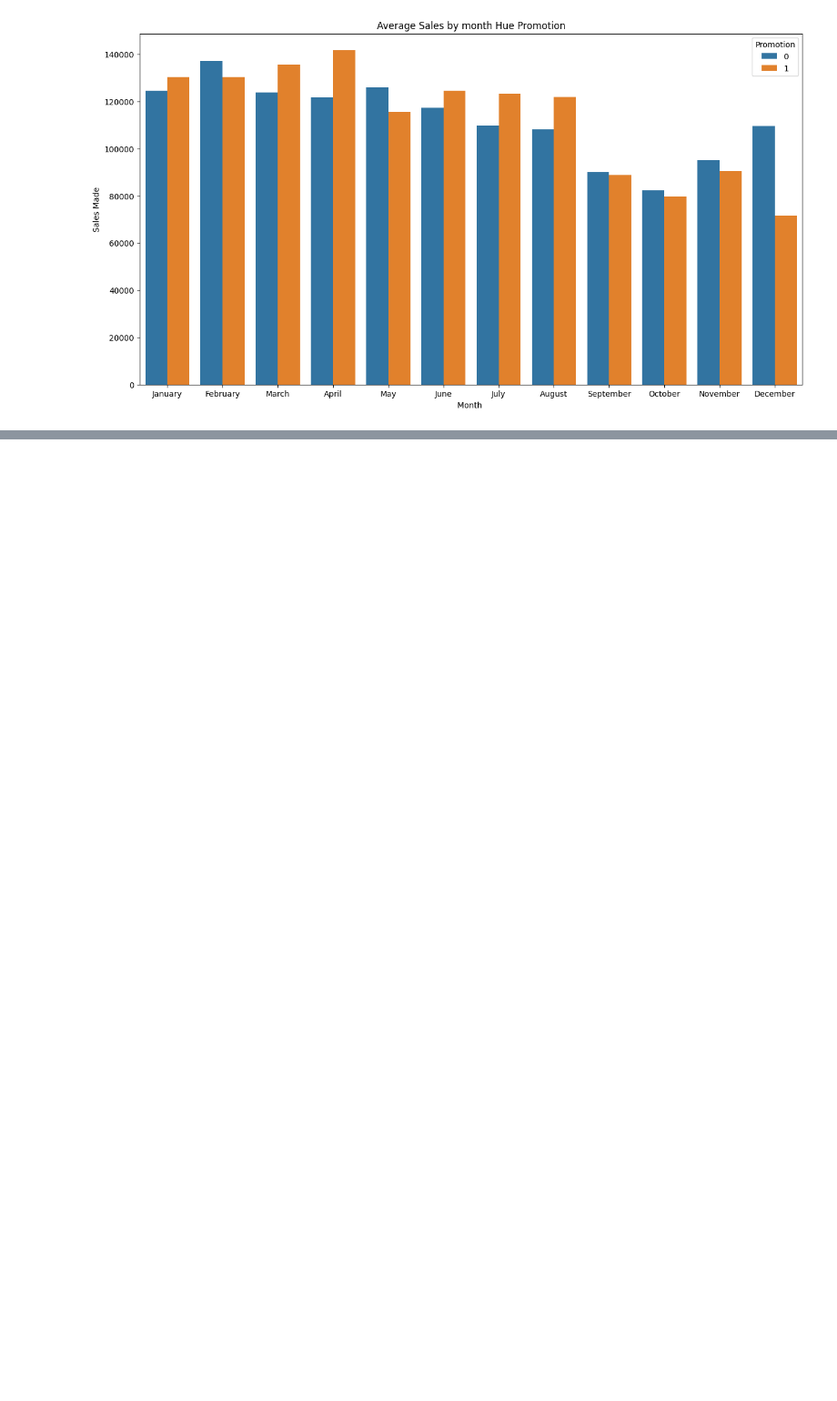
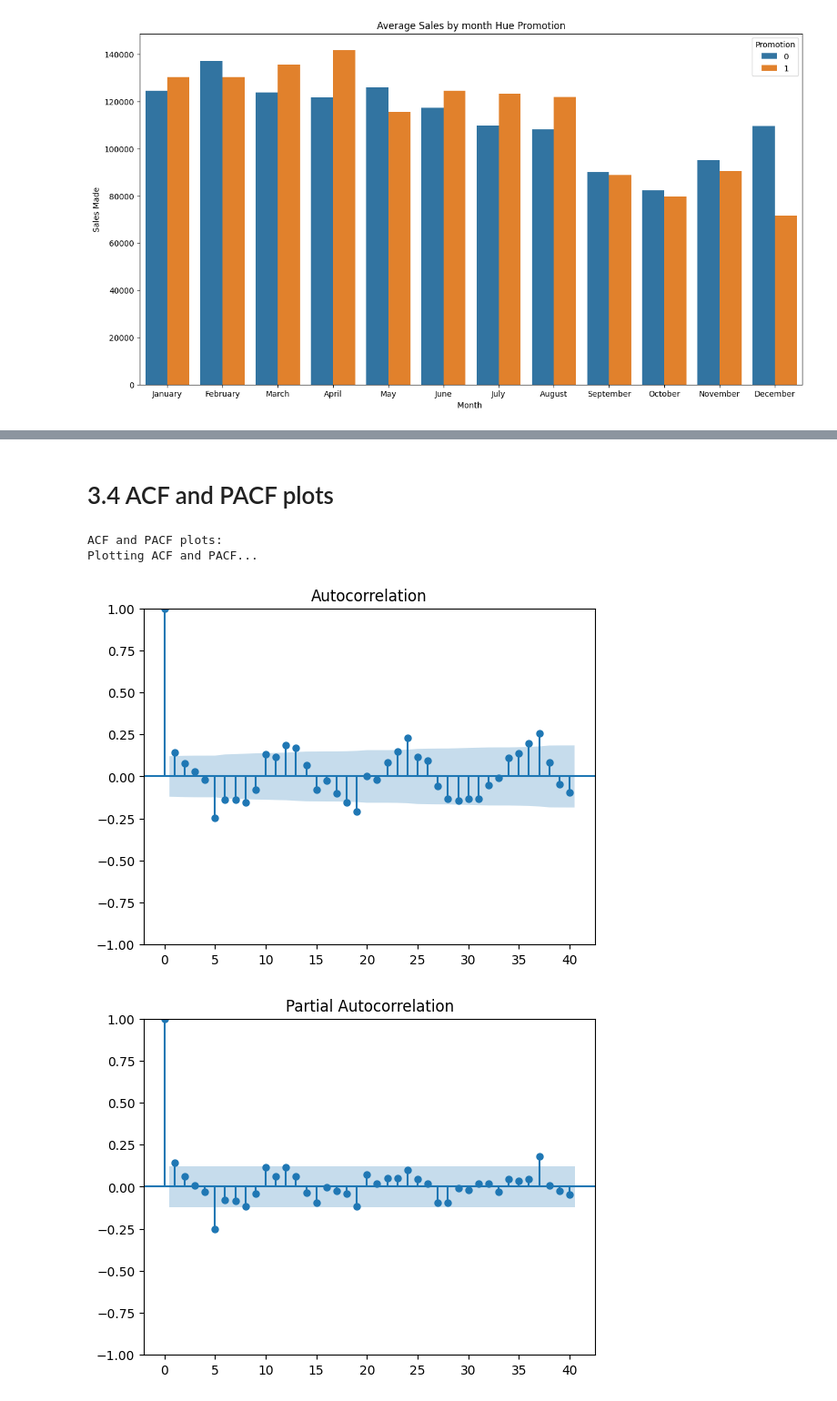
Before and after one commit to KennyOgun/enhanced_sales_forecasting_using_time_series_modeling, a Jupyter notebook: video_games_sales.ipynb, the cells around one changed output, grey strips where cells are left out. Shown at 91% size. Cells and saved outputs as stored; diff of their text form; code cells hidden in the pictures; blank space fills up the shorter version.

```diff
--- a/video_games_sales.ipynb
+++ b/video_games_sales.ipynb
@@ -673,0 +597,11 @@ plt.show()
+# %% [markdown]
+# 3.4 ACF and PACF plots
+# %%
+# ACF and PACF plots
+print("ACF and PACF plots:")
+plot_acf_pacf(monthly_sales)
+# %% [output]
+ACF and PACF plots:
+Plotting ACF and PACF...
+[figure, added]
+[figure, added]
```
Also changed, not shown: parts of 60 cells of this notebook.
